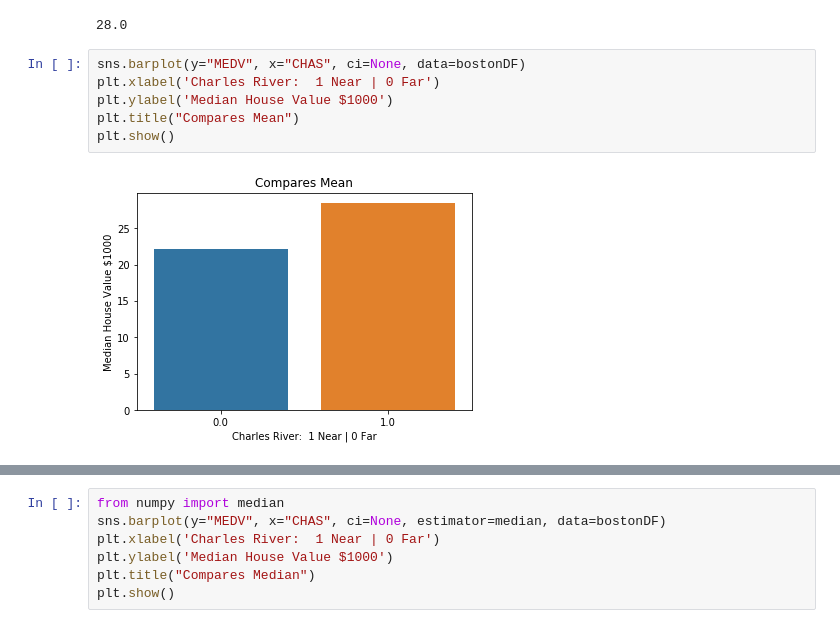
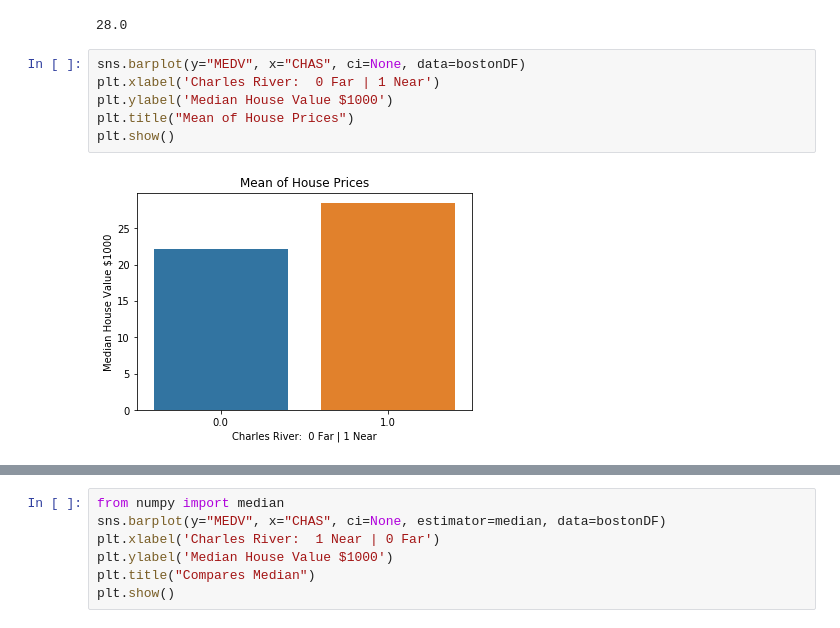
Before and after one commit to dermotkel/machine-learning, a Jupyter notebook: project.ipynb, the cells around one changed output, grey strips where cells are left out. Saved outputs shown, nothing was run; the diff lists cells and outputs as text.

Commit message:
finished bar chart

```diff
--- a/project.ipynb
+++ b/project.ipynb
@@ -113,9 +123,9 @@ np.round(bostonNear["MEDV"].mean()) ## mean of MDV Near Charles River
 28.0
 # %%
 sns.barplot(y="MEDV", x="CHAS", ci=None, data=bostonDF)
-plt.xlabel('Charles River:  1 Near | 0 Far')
+plt.xlabel('Charles River:  0 Far | 1 Near')
 plt.ylabel('Median House Value $1000')
-plt.title("Compares Mean")
+plt.title("Mean of House Prices")
 plt.show()
 # %% [output]
-[figure, old version]
+[figure, new version]
```
Also changed, not shown: parts of 5 cells of this notebook.
